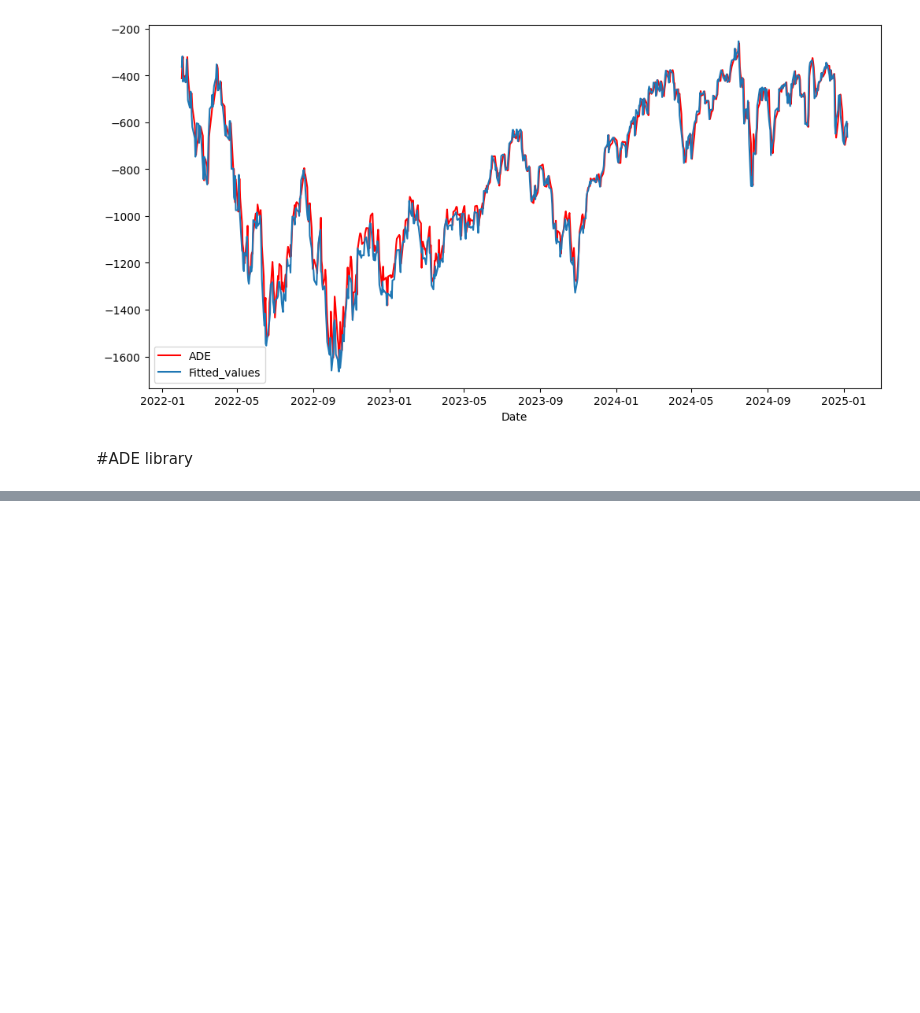
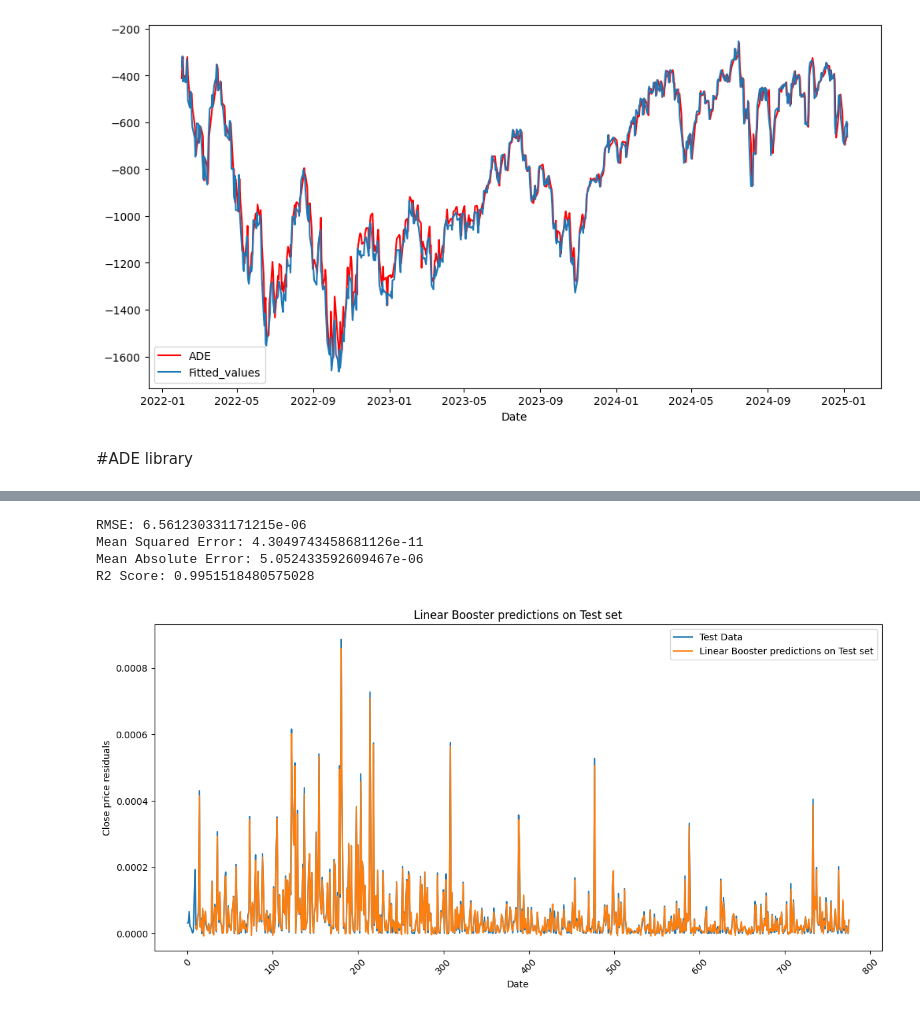
Before and after one commit to andreadamiano/Arbitrated-Dynamic-Ensemble, a Jupyter notebook: Project_code/Arbitrated Dynamic Ensemble.ipynb, the cells around one changed output, grey strips where cells are left out. Saved outputs shown, nothing was run; the diff lists cells and outputs as text; code cells hidden in the pictures; blank space fills up the shorter version.

```diff
--- a/Project_code/Arbitrated Dynamic Ensemble.ipynb
+++ b/Project_code/Arbitrated Dynamic Ensemble.ipynb
@@ -2434,0 +2521,80 @@ r2:  0.942603946222485
+# %%
+test_errori_df = pd.read_csv('errori.csv')
+train_errori_df = pd.read_csv('train_errori.csv')
+test_errori_df = test_errori_df.iloc[:,1]
+train_errori_df = train_errori_df.iloc[:,1]
+
+#scale
+scaler = RobustScaler()
+train_errori_scaled = scaler.fit_transform(train_errori_df.values.reshape(-1, 1))
+test_errori_scaled = scaler.transform(test_errori_df.values.reshape(-1, 1))
+train_errori_scaled = pd.DataFrame(train_errori_scaled)
+test_errori_scaled = pd.DataFrame(test_errori_scaled)
+
+#sliding windows
+X_train, y_train  = sliding_windows(train_errori_scaled, 10)
+X_test, y_test = sliding_windows(test_errori_scaled, 10)
+
+
+
+# Flatten the sliding windows
+X_test = X_test.reshape(X_test.shape[0], -1)
+X_train = X_train.reshape(X_train.shape[0], -1)
+
+
+
+
+# #train meta model
+best_params = {"n_estimators": 300,  "max_depth": 10,  "min_samples_split" : 10, "min_samples_leaf" : 0.01}
+ridge = Ridge(alpha=1)
+
+
+# #fit model
+model = LinearBoostRegressor(base_estimator=ridge, **best_params)
+model.fit(X_test, y_test)
+
+
+#predictions
+y_test_pred = model.predict(X_test)
+
+
+#unscale predictions
+y_test_pred = scaler.inverse_transform(y_test_pred.reshape(-1, 1))
+
+
+
+#compute metrics
+mse = mean_squared_error(test_errori_df[10:], y_test_pred)
+rmse = np.sqrt(mean_squared_error(test_errori_df[10:], y_test_pred))
+mae = mean_absolute_error(test_errori_df[10:], y_test_pred)
+r2 = r2_score(test_errori_df[10:], y_test_pred)
+print(f'RMSE: {rmse}')
+print(f'Mean Squared Error: {mse}')
+print(f'Mean Absolute Error: {mae}')
+print(f'R2 Score: {r2}')
+
+
+#visualize
+plt.figure(figsize=(12, 6))
+# sns.lineplot(x=val_data.index, y=val_data['Residuals'].values, label="Val Data")
+sns.lineplot(x= test_errori_df.index, y = test_errori_df.squeeze(), label="Test Data")
+sns.lineplot(x=test_errori_df[10:].index, y=y_test_pred.squeeze(), label="Linear Booster predictions on Test set")
+plt.title(f'Linear Booster predictions on Test set')
+plt.xlabel('Date')
+plt.ylabel('Close price residuals')
+plt.xticks(rotation=45)  # Rotate x-axis labels
+plt.tight_layout() # Automatically adjusts the layout
+plt.legend()
+plt.show()
+
+
+#save meta model
+drive.mount("/content/gdrive")
+file_path = f'/content/gdrive/MyDrive/università/Tesi/models/meta_models/meta_model.joblib'
+dump(model, file_path)
+# %% [output]
+RMSE: 6.561230331171215e-06
+Mean Squared Error: 4.3049743458681126e-11
+Mean Absolute Error: 5.052433592609467e-06
+R2 Score: 0.9951518480575028
+[figure, added]
```
Also changed, not shown: parts of 11 cells of this notebook, 4 other files.
